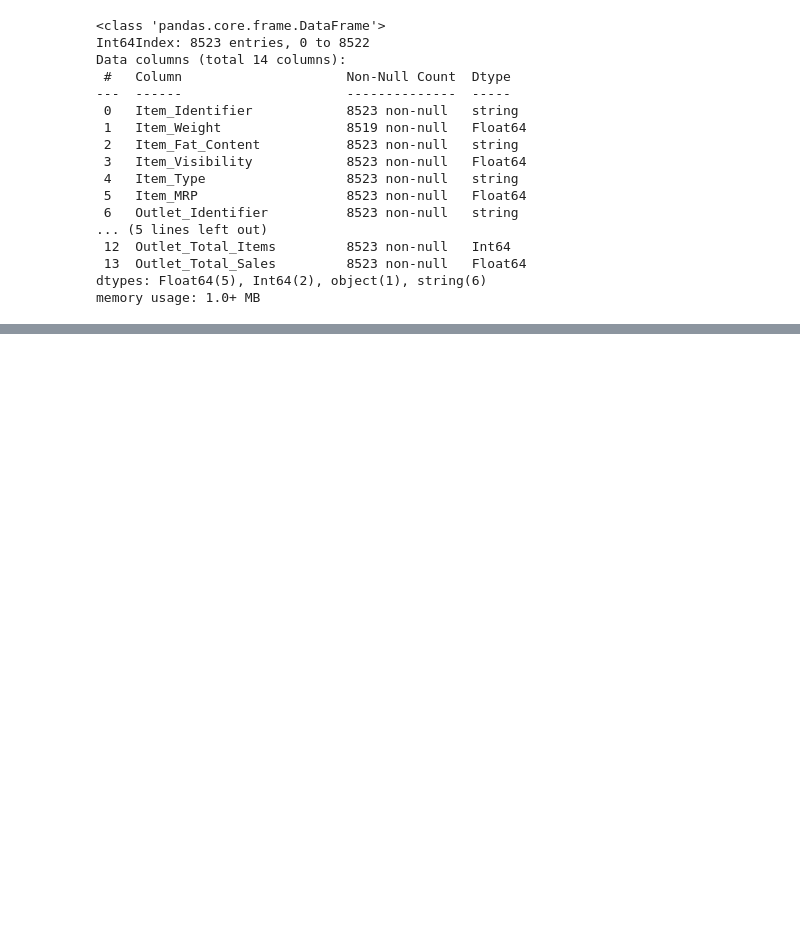
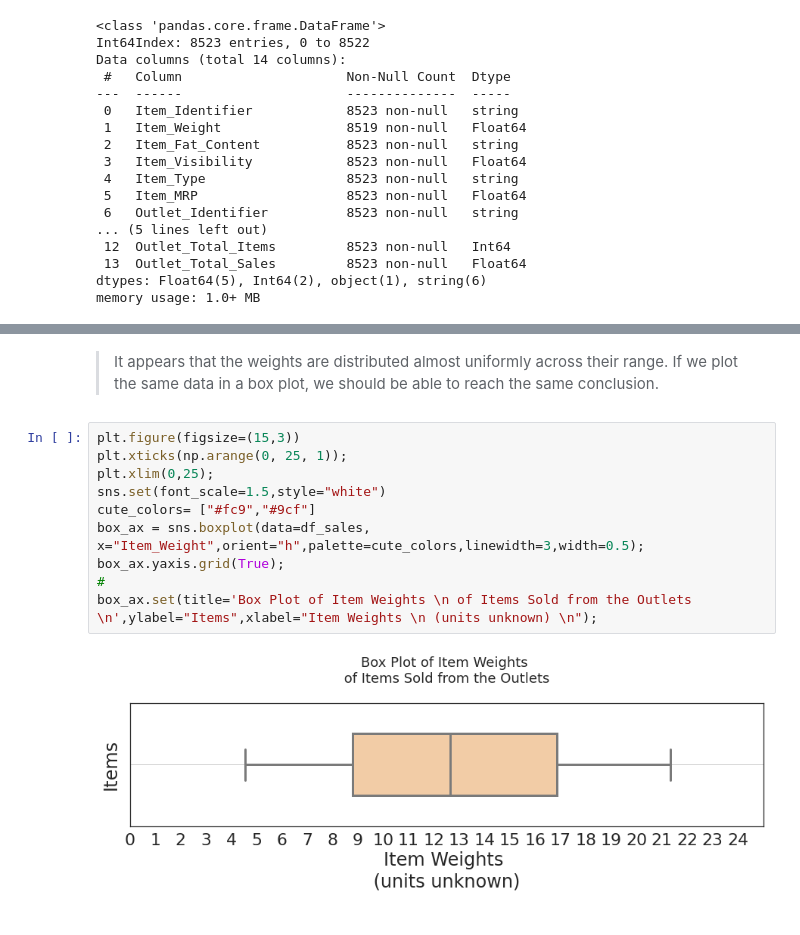
Before and after one commit to bngrossmann/food-sales-predictions, a Jupyter notebook: food_sales_predition.ipynb, the cells around one changed output, grey strips where cells are left out. Drawn from its saved outputs; the diff is of its cells as text; blank space fills up the shorter version.

```diff
--- a/food_sales_predition.ipynb
+++ b/food_sales_predition.ipynb
@@ -501,0 +454,14 @@ heat_ax.set(title="Heatmap Correlating the Data ");
+# %% [markdown]
+>It appears that the weights are distributed almost uniformly across their range. If we plot the same data in a box plot, we should be able to reach the same conclusion.
+# %%
+plt.figure(figsize=(15,3))
+plt.xticks(np.arange(0, 25, 1));
+plt.xlim(0,25);
+sns.set(font_scale=1.5,style="white")
+cute_colors= ["#fc9","#9cf"]
+box_ax = sns.boxplot(data=df_sales, x="Item_Weight",orient="h",palette=cute_colors,linewidth=3,width=0.5);
+box_ax.yaxis.grid(True);
+#
+box_ax.set(title='Box Plot of Item Weights \n of Items Sold from the Outlets \n',ylabel="Items",xlabel="Item Weights \n (units unknown) \n");
+# %% [output]
+[figure, added]
```
Also changed, not shown: parts of 78 cells of this notebook.
